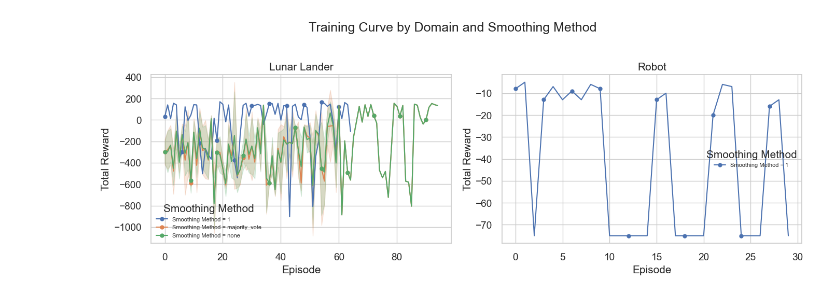
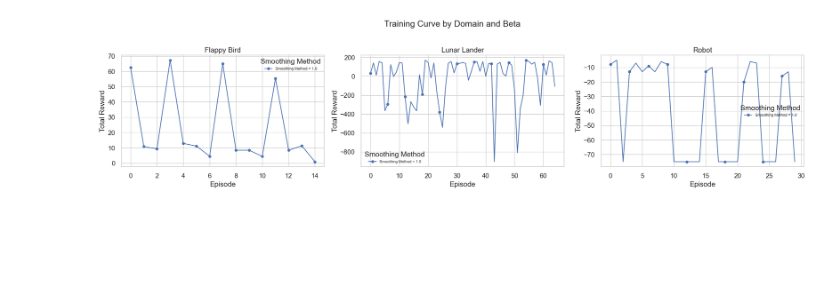
Before and after one commit to your-profile/OfflineNeuroloop, a Jupyter notebook: src/results/visualization.ipynb, the cells around one changed output. Saved outputs shown, nothing was run; the diff lists cells and outputs as text; code cells hidden in the pictures; blank space fills up the shorter version.

```diff
--- a/src/results/visualization.ipynb
+++ b/src/results/visualization.ipynb
@@ -199,7 +202,7 @@ plt.show()
 # Group by domain, credit assignment, episode
 grouped = exploded.groupby([
     'parameters_experiment_domain',
-    'parameters_neural_credit_assignment',
+    'parameters_neural_temporal_shift',
     'episode'
 ])['reward_list'].agg(['mean', 'std']).reset_index()
 
@@ -219,8 +222,8 @@ for ax, (_, row) in zip(axes, combos.iterrows()):
         (grouped['parameters_experiment_domain'] == domain)
     ]
 
-    for credit_assignment in sorted(subset['parameters_neural_credit_assignment'].unique()):
-        credit_assignment_data = subset[subset['parameters_neural_credit_assignment'] == credit_assignment].sort_values('episode')
+    for credit_assignment in sorted(subset['parameters_neural_temporal_shift'].unique()):
+        credit_assignment_data = subset[subset['parameters_neural_temporal_shift'] == credit_assignment].sort_values('episode')
         episodes = credit_assignment_data['episode']
         mean = credit_assignment_data['mean']
         std = credit_assignment_data['std']
@@ -242,7 +245,7 @@ plt.show()
 # Group by domain, smoothing method, episode
 grouped = exploded.groupby([
     'parameters_experiment_domain',
-    'parameters_neural_smoothing_method',
+    'parameters_neural_beta',
     'episode'
 ])['reward_list'].agg(['mean', 'std']).reset_index()
 
@@ -250,34 +253,34 @@ grouped = exploded.groupby([
 combos = grouped[['parameters_experiment_domain']].drop_duplicates()
 n_plots = len(combos)
 
 fig, axes = plt.subplots(1, n_plots, figsize=(7 * n_plots, 5), sharey=False)
 if n_plots == 1:
     axes = [axes]
 
 for ax, (_, row) in zip(axes, combos.iterrows()):
     domain = row['parameters_experiment_domain']
 
 
     subset = grouped[
         (grouped['parameters_experiment_domain'] == domain)
     ]
 
-    for smoothing_method in sorted(subset['parameters_neural_smoothing_method'].unique()):
-        smoothing_method_data = subset[subset['parameters_neural_smoothing_method'] == smoothing_method].sort_values('episode')
+    for smoothing_method in sorted(subset['parameters_neural_beta'].unique()):
+        smoothing_method_data = subset[subset['parameters_neural_beta'] == smoothing_method].sort_values('episode')
         episodes = smoothing_method_data['episode']
         mean = smoothing_method_data['mean']
         std = smoothing_method_data['std']
 
         line, = ax.plot(episodes, mean, marker='o', markevery=max(1, len(episodes)//10), label=f'Smoothing Method = {smoothing_method}')
         ax.fill_between(episodes, mean - std, mean + std, alpha=0.2, color=line.get_color())
 
     ax.set_title(f'{domain}')
     ax.set_xlabel('Episode')
     ax.set_ylabel('Total Reward')
     ax.legend(title='Smoothing Method', fontsize=8)
 
-fig.suptitle('Training Curve by Domain and Smoothing Method', y=1.02)
+fig.suptitle('Training Curve by Domain and Beta', y=1.02)
 plt.tight_layout()
 plt.show()
 # %% [output]
-[figure, old version]
+[figure, new version]
```
Also changed, not shown: parts of 5 cells of this notebook, 4 other files.
